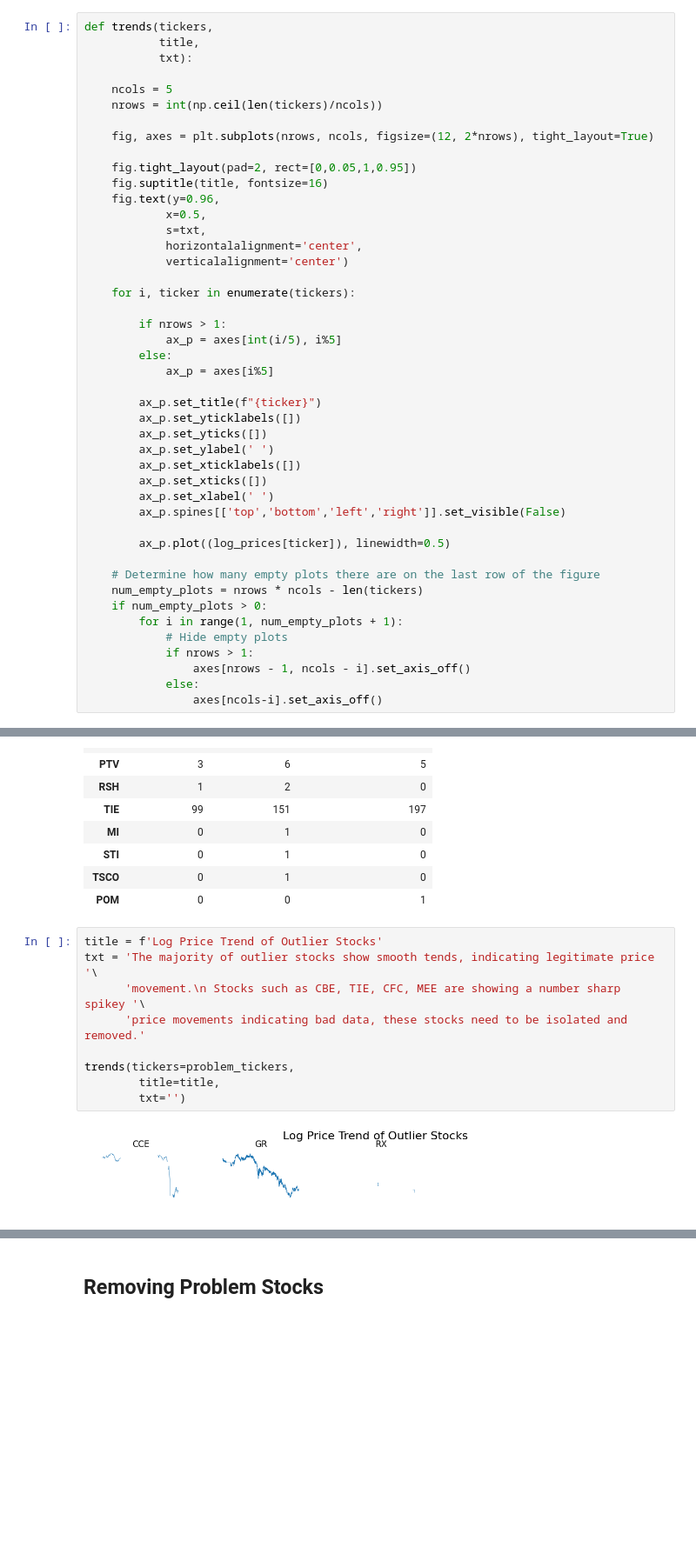
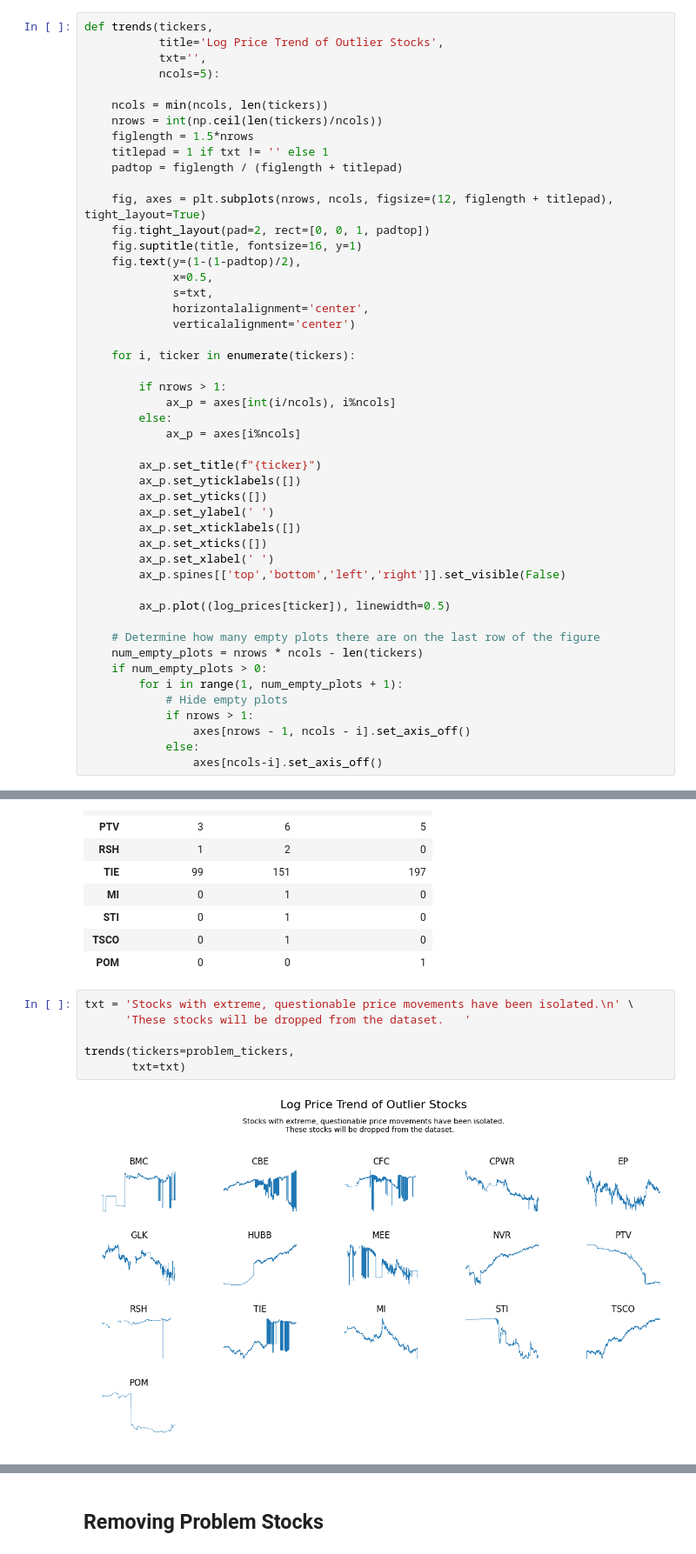
Before and after one commit to JamieW365/trading_algos, a Jupyter notebook: notebooks/data processing/identifying_outliers.ipynb, the cells around one changed output, grey strips where cells are left out. Shown at 87% size. Saved outputs shown, nothing was run; the diff lists cells and outputs as text; blank space fills up the shorter version.

Commit message:
dynamic trend plotting function

```diff
--- a/notebooks/data processing/identifying_outliers.ipynb
+++ b/notebooks/data processing/identifying_outliers.ipynb
@@ -109,28 +109,31 @@ boxplot()
 [figure]
 # %%
 def trends(tickers,
-           title,
-           txt):
+           title='Log Price Trend of Outlier Stocks',
+           txt='',
+           ncols=5):
 
-    ncols = 5
+    ncols = min(ncols, len(tickers))
     nrows = int(np.ceil(len(tickers)/ncols))
+    figlength = 1.5*nrows
+    titlepad = 1 if txt != '' else 1
+    padtop = figlength / (figlength + titlepad)
 
-    fig, axes = plt.subplots(nrows, ncols, figsize=(12, 2*nrows), tight_layout=True)
-
-    fig.tight_layout(pad=2, rect=[0,0.05,1,0.95])
-    fig.suptitle(title, fontsize=16)
-    fig.text(y=0.96,
-            x=0.5,
-            s=txt,
-            horizontalalignment='center',
-            verticalalignment='center')
+    fig, axes = plt.subplots(nrows, ncols, figsize=(12, figlength + titlepad), tight_layout=True)
+    fig.tight_layout(pad=2, rect=[0, 0, 1, padtop])
+    fig.suptitle(title, fontsize=16, y=1)
+    fig.text(y=(1-(1-padtop)/2),
+             x=0.5,
+             s=txt,
+             horizontalalignment='center',
+             verticalalignment='center')
 
     for i, ticker in enumerate(tickers):
 
         if nrows > 1:
-            ax_p = axes[int(i/5), i%5]
+            ax_p = axes[int(i/ncols), i%ncols]
         else:
-            ax_p = axes[i%5]
+            ax_p = axes[i%ncols]
 
         ax_p.set_title(f"{ticker}")
         ax_p.set_yticklabels([])
@@ -230,13 +231,10 @@ problem_counts
 | TSCO | 0 | 1 | 0 |
 | POM | 0 | 0 | 1 |
 # %%
-title = f'Log Price Trend of Outlier Stocks'
-txt = 'The majority of outlier stocks show smooth tends, indicating legitimate price '\
-      'movement.\n Stocks such as CBE, TIE, CFC, MEE are showing a number sharp spikey '\
-      'price movements indicating bad data, these stocks need to be isolated and removed.'
+txt = 'Stocks with extreme, questionable price movements have been isolated.\n' \
+      'These stocks will be dropped from the dataset.   '
 
 trends(tickers=problem_tickers,
-        title=title,
-        txt='')
+       txt=txt)
 # %% [output]
-[figure, old version]
+[figure, new version]
```
Also changed, not shown: parts of 23 cells of this notebook.
